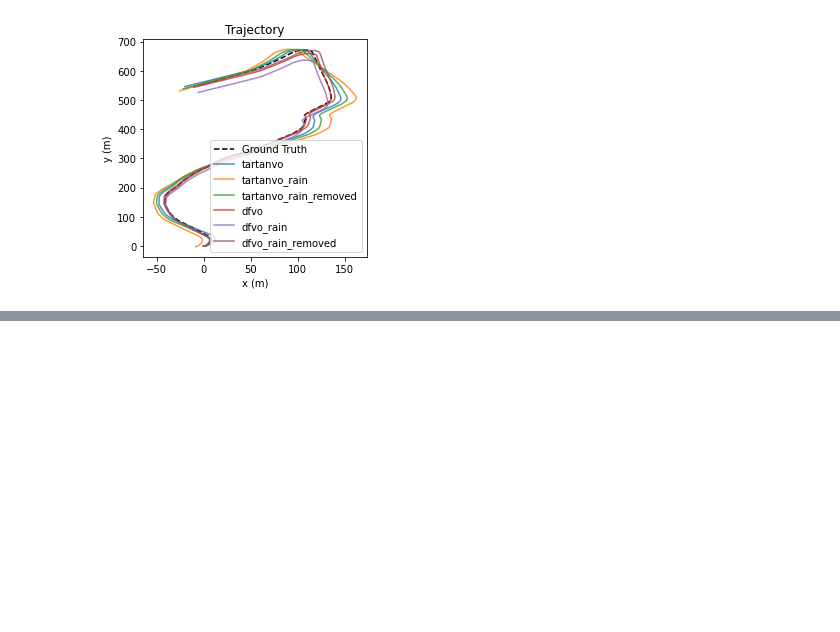
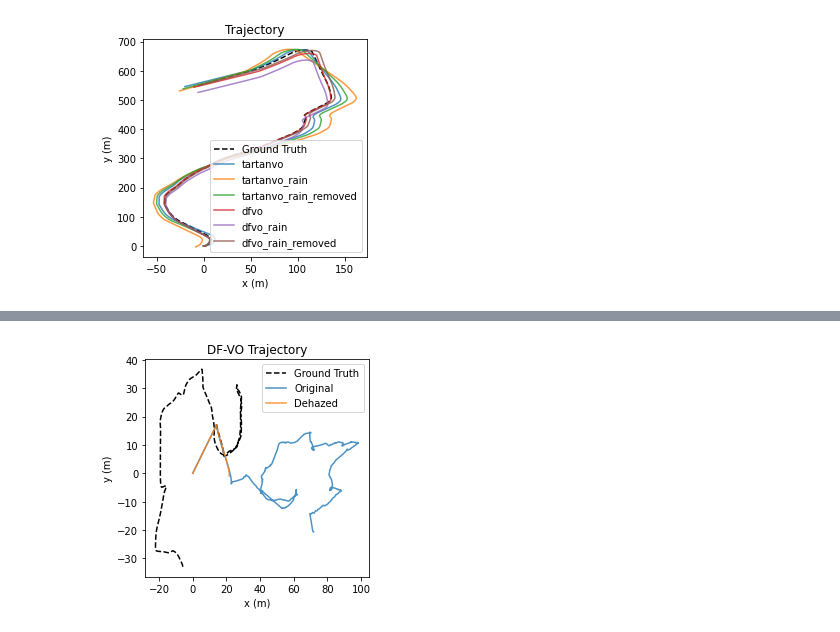
Before and after one commit to ztonege/CMU_16-833_SLAM_Final, a Jupyter notebook: TartanVO/plot_and_evaluate.ipynb, the cells around one changed output, grey strips where cells are left out. Cells and saved outputs as stored; diff of their text form; code cells hidden in the pictures; blank space fills up the shorter version.

```diff
--- a/TartanVO/plot_and_evaluate.ipynb
+++ b/TartanVO/plot_and_evaluate.ipynb
@@ -69,0 +142,4 @@ for est_poses, name in zip([tartanvo_est, tartanvo_rain_est, tartanvo_de_rain_es
+# %%
+plot_traj(gt, [dfvo_rain_est, dfvo_de_rain_est], ["Original", "Dehazed"], True, savefigname="results/images/endofworld_P000_dehazed_sample_dfvo_trajectory.png", title="DF-VO Trajectory")
+# %% [output]
+[figure, added]
```
Also changed, not shown: parts of 15 cells of this notebook.
